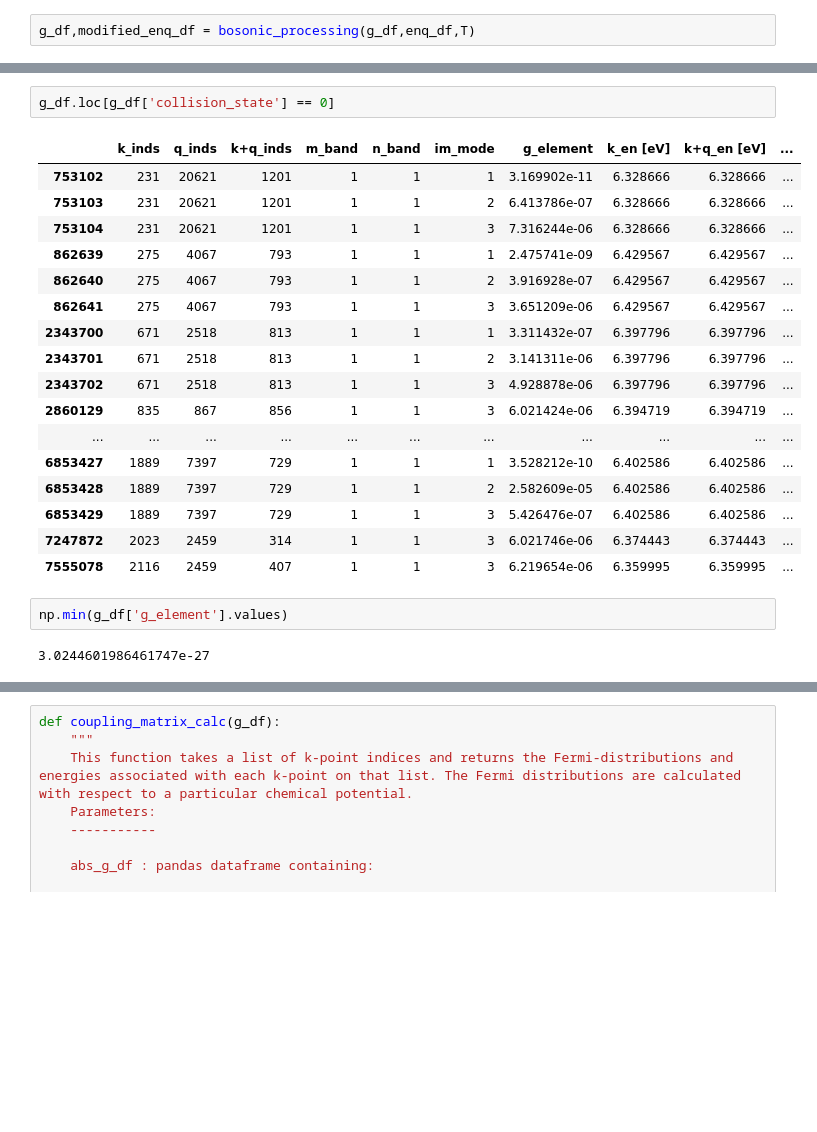
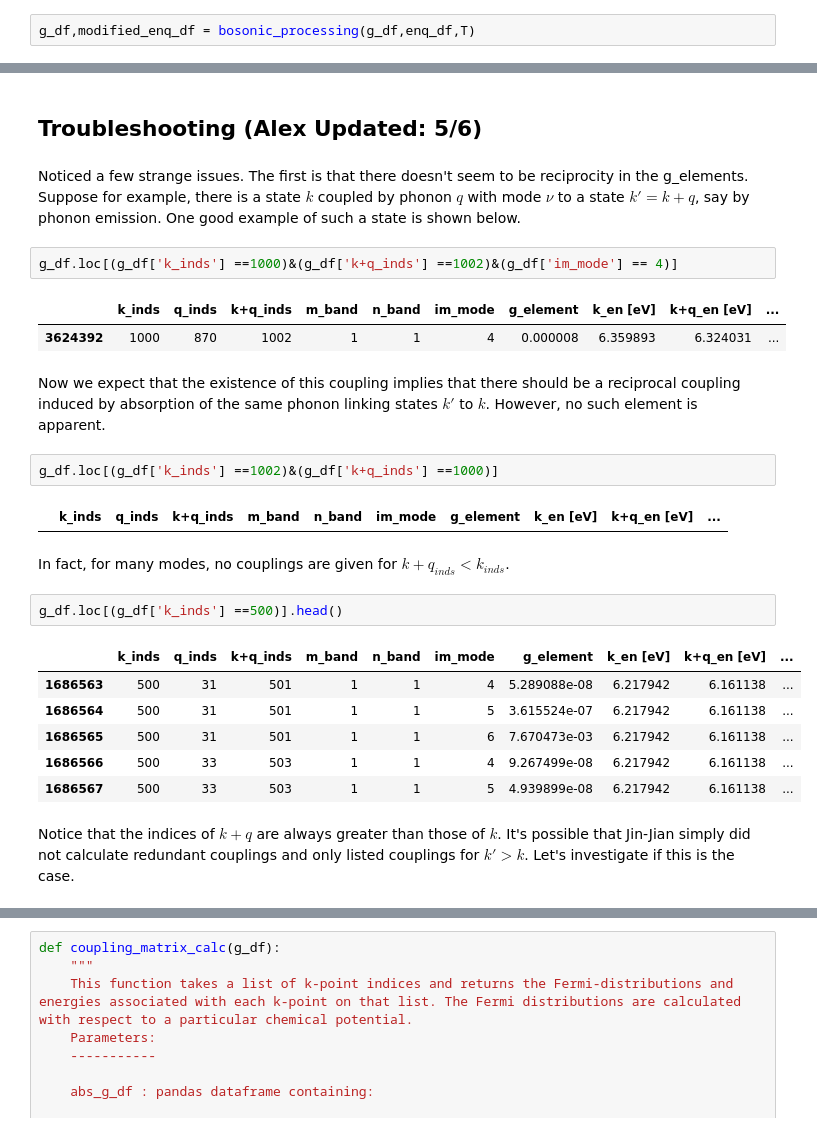
Before and after one commit to alexanderychoi/linear_boltzmann, a Jupyter notebook: data_processing_4_19.ipynb, the cells around one changed output, grey strips where cells are left out. Drawn from its saved outputs; the diff is of its cells as text; blank space fills up the shorter version.

Commit message:
Analyzed reciprocated g_elements.

```diff
--- a/data_processing_4_19.ipynb
+++ b/data_processing_4_19.ipynb
@@ -878,24 +890,28 @@ cart_kpts_df.loc[cart_kpts_df['k_inds']==1201]
+# %% [markdown]
+## Troubleshooting (Alex Updated: 5/6)
+# %% [markdown]
+Noticed a few strange issues. The first is that there doesn't seem to be reciprocity in the g_elements. Suppose for example, there is a state $k$ coupled by phonon $q$ with mode $\nu$ to a state $k' = k+q$, say by phonon emission. One good example of such a state is shown below.
+# %%
+g_df.loc[(g_df['k_inds'] ==1000)&(g_df['k+q_inds'] ==1002)&(g_df['im_mode'] == 4)]
+# %% [output]
+|  | k_inds | q_inds | k+q_inds | m_band | n_band | im_mode | g_element | k_en [eV] | k+q_en [eV] | ... |
+| 3624392 | 1000 | 870 | 1002 | 1 | 1 | 4 | 0.000008 | 6.359893 | 6.324031 | ... |
+# %% [markdown]
+Now we expect that the existence of this coupling implies that there should be a reciprocal coupling induced by absorption of the same phonon linking states $k'$ to $k$. However, no such element is apparent.
+# %%
+g_df.loc[(g_df['k_inds'] ==1002)&(g_df['k+q_inds'] ==1000)]
+# %% [output]
+|  | k_inds | q_inds | k+q_inds | m_band | n_band | im_mode | g_element | k_en [eV] | k+q_en [eV] | ... |
+# %% [markdown]
+In fact, for many modes, no couplings are given for ${k+q}_{inds}<k_{inds}$.
 # %%
-g_df.loc[g_df['collision_state'] == 0]
+g_df.loc[(g_df['k_inds'] ==500)].head()
 # %% [output]
 |  | k_inds | q_inds | k+q_inds | m_band | n_band | im_mode | g_element | k_en [eV] | k+q_en [eV] | ... |
-| 753102 | 231 | 20621 | 1201 | 1 | 1 | 1 | 3.169902e-11 | 6.328666 | 6.328666 | ... |
-| 753103 | 231 | 20621 | 1201 | 1 | 1 | 2 | 6.413786e-07 | 6.328666 | 6.328666 | ... |
-| 753104 | 231 | 20621 | 1201 | 1 | 1 | 3 | 7.316244e-06 | 6.328666 | 6.328666 | ... |
-| 862639 | 275 | 4067 | 793 | 1 | 1 | 1 | 2.475741e-09 | 6.429567 | 6.429567 | ... |
-| 862640 | 275 | 4067 | 793 | 1 | 1 | 2 | 3.916928e-07 | 6.429567 | 6.429567 | ... |
-| 862641 | 275 | 4067 | 793 | 1 | 1 | 3 | 3.651209e-06 | 6.429567 | 6.429567 | ... |
-| 2343700 | 671 | 2518 | 813 | 1 | 1 | 1 | 3.311432e-07 | 6.397796 | 6.397796 | ... |
-| 2343701 | 671 | 2518 | 813 | 1 | 1 | 2 | 3.141311e-06 | 6.397796 | 6.397796 | ... |
-| 2343702 | 671 | 2518 | 813 | 1 | 1 | 3 | 4.928878e-06 | 6.397796 | 6.397796 | ... |
-| 2860129 | 835 | 867 | 856 | 1 | 1 | 3 | 6.021424e-06 | 6.394719 | 6.394719 | ... |
-| ... | ... | ... | ... | ... | ... | ... | ... | ... | ... | ... |
-| 6853427 | 1889 | 7397 | 729 | 1 | 1 | 1 | 3.528212e-10 | 6.402586 | 6.402586 | ... |
-| 6853428 | 1889 | 7397 | 729 | 1 | 1 | 2 | 2.582609e-05 | 6.402586 | 6.402586 | ... |
-| 6853429 | 1889 | 7397 | 729 | 1 | 1 | 3 | 5.426476e-07 | 6.402586 | 6.402586 | ... |
-| 7247872 | 2023 | 2459 | 314 | 1 | 1 | 3 | 6.021746e-06 | 6.374443 | 6.374443 | ... |
-| 7555078 | 2116 | 2459 | 407 | 1 | 1 | 3 | 6.219654e-06 | 6.359995 | 6.359995 | ... |
+| 1686563 | 500 | 31 | 501 | 1 | 1 | 4 | 5.289088e-08 | 6.217942 | 6.161138 | ... |
+| 1686564 | 500 | 31 | 501 | 1 | 1 | 5 | 3.615524e-07 | 6.217942 | 6.161138 | ... |
+| 1686565 | 500 | 31 | 501 | 1 | 1 | 6 | 7.670473e-03 | 6.217942 | 6.161138 | ... |
+| 1686566 | 500 | 33 | 503 | 1 | 1 | 4 | 9.267499e-08 | 6.217942 | 6.161138 | ... |
+| 1686567 | 500 | 33 | 503 | 1 | 1 | 5 | 4.939899e-08 | 6.217942 | 6.161138 | ... |
-# %%
-np.min(g_df['g_element'].values)
-# %% [output]
-3.0244601986461747e-27
+# %% [markdown]
+Notice that the indices of $k+q$ are always greater than those of $k$. It's possible that Jin-Jian simply did not calculate redundant couplings and only listed couplings for $k' > k$. Let's investigate if this is the case.
```
Also changed, not shown: parts of 32 cells of this notebook.
